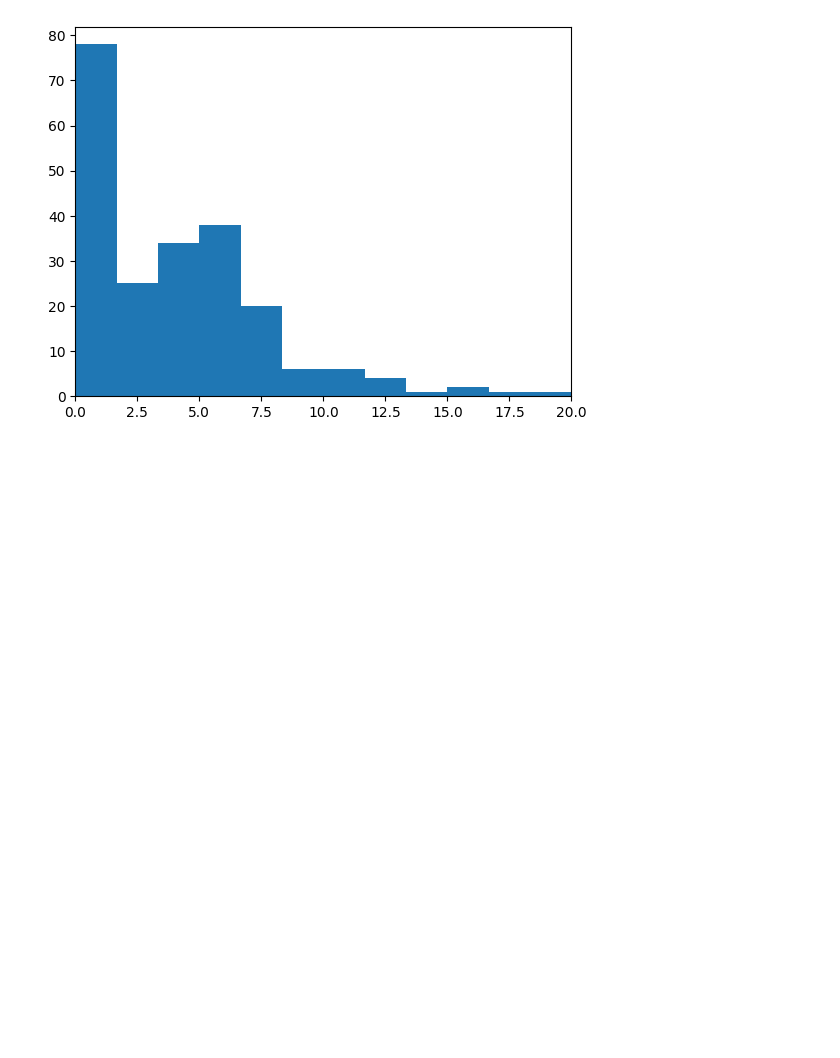
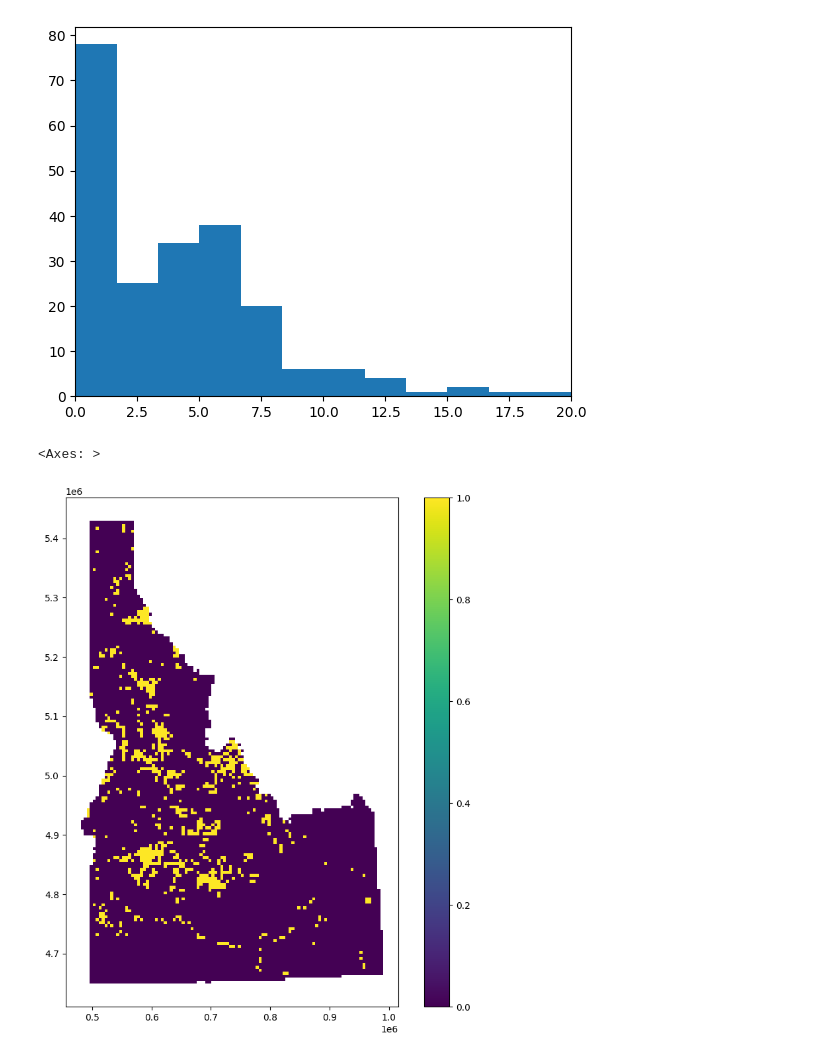
Before and after one commit to adbyerly/prospectivity_model, a Jupyter notebook: notebooks/04_spatial_analysis.ipynb, the cells around one changed output. Drawn from its saved outputs; the diff is of its cells as text; code cells hidden in the pictures; blank space fills up the shorter version.

```diff
--- a/notebooks/04_spatial_analysis.ipynb
+++ b/notebooks/04_spatial_analysis.ipynb
@@ -96,0 +114,10 @@ Name: auppb_na, dtype: float64
+# %%
+# grid cells with mine locations
+grid.plot(
+    column='gold',
+    legend='true',
+    figsize=(10,10)
+)
+# %% [output]
+<Axes: >
+[figure, added]
```
Also changed, not shown: parts of 8 cells of this notebook, 2 other files.
